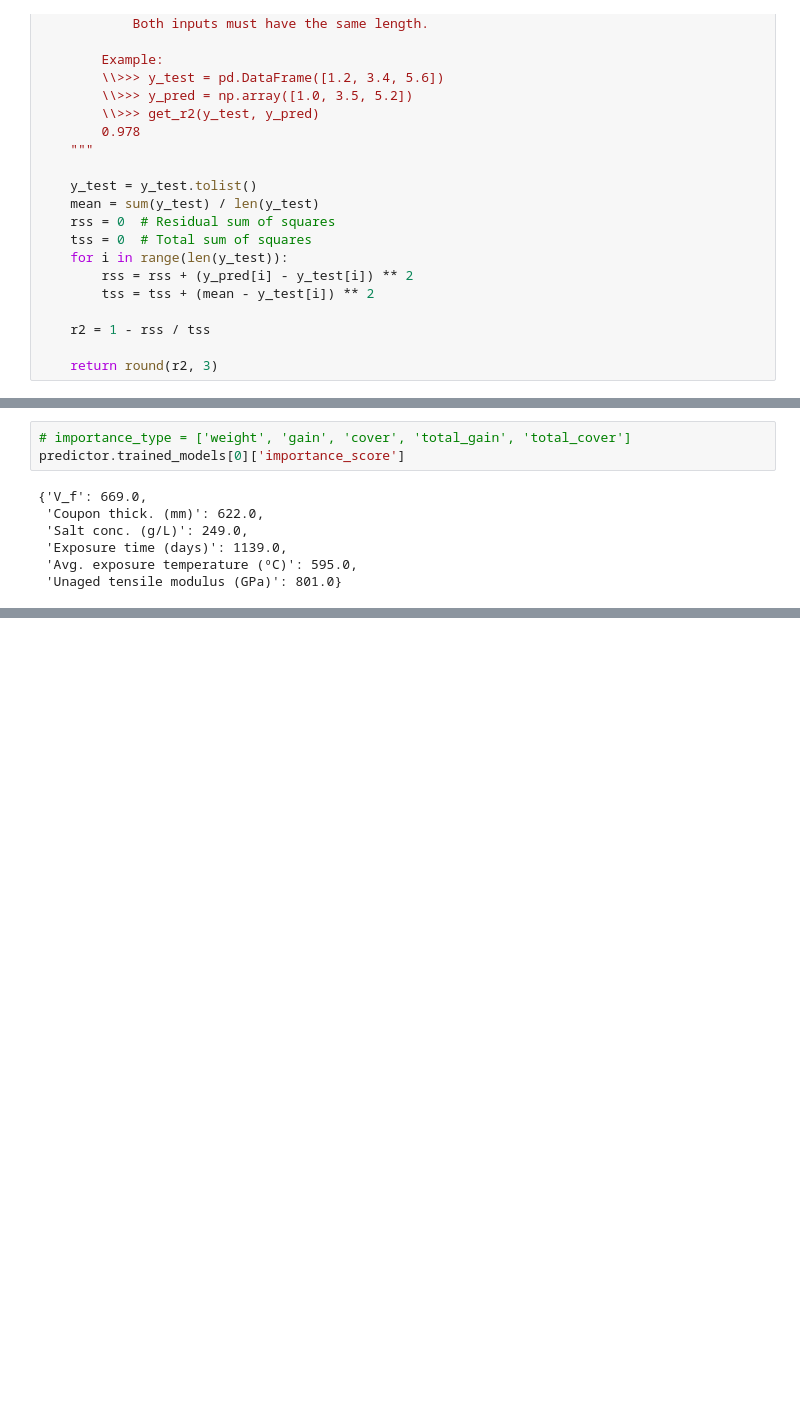
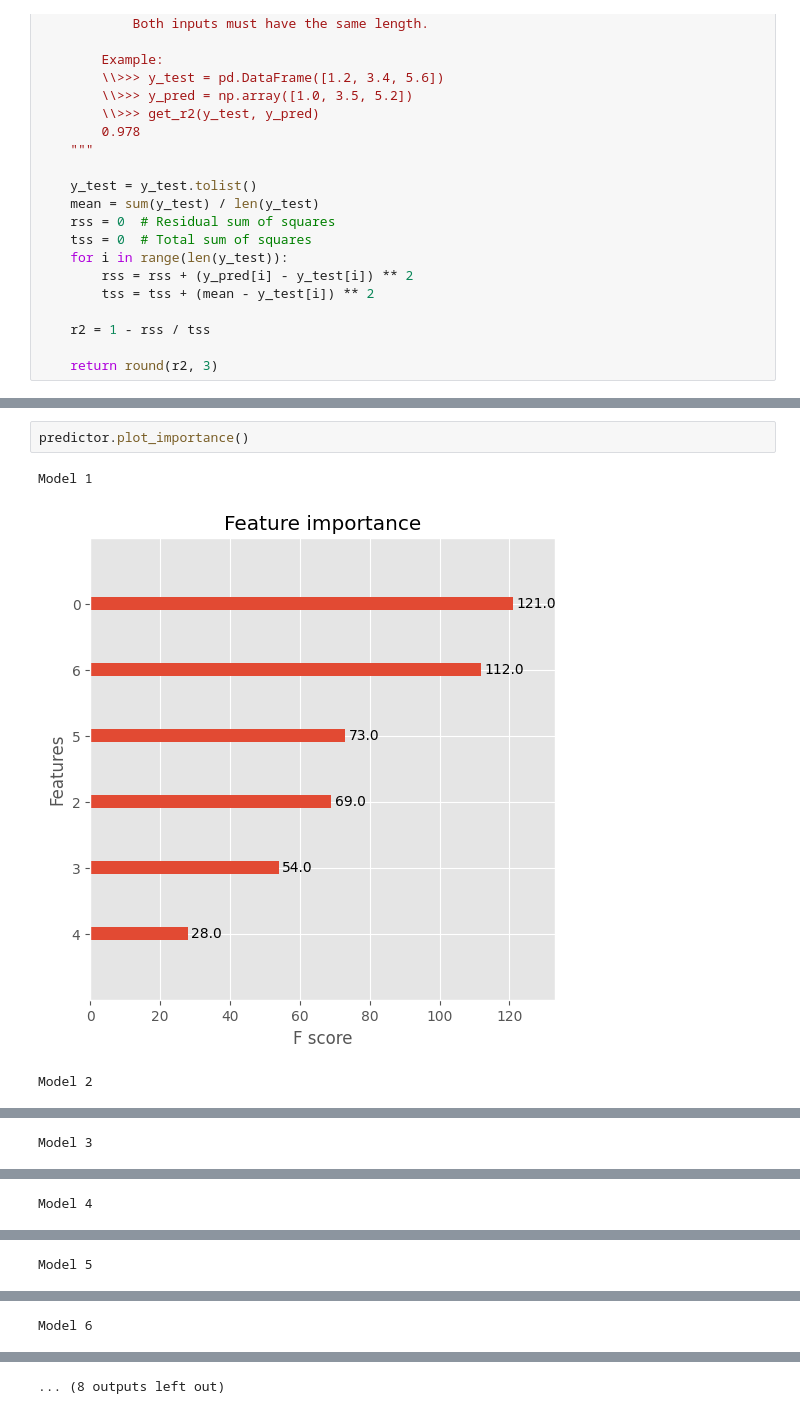
Before and after one commit to jpdspz/frp-aging-xgboost, a Jupyter notebook: frp-aging-xgboost.ipynb, the cells around one changed output, grey strips where cells are left out. Cells and saved outputs as stored; diff of their text form; blank space fills up the shorter version.

```diff
--- a/frp-aging-xgboost.ipynb
+++ b/frp-aging-xgboost.ipynb
@@ -732,10 +786,6 @@ plt.show()
 # %%
-# importance_type = ['weight', 'gain', 'cover', 'total_gain', 'total_cover']
-predictor.trained_models[0]['importance_score']
+predictor.plot_importance()
 # %% [output]
-{'V_f': 669.0,
- 'Coupon thick. (mm)': 622.0,
- 'Salt conc. (g/L)': 249.0,
- 'Exposure time (days)': 1139.0,
- 'Avg. exposure temperature (ºC)': 595.0,
- 'Unaged tensile modulus (GPa)': 801.0}
+Model 1
+[figure, added]
+Model 2
@@ -741,0 +793 @@ predictor.trained_models[0]['importance_score']
+Model 3
@@ -741,0 +795 @@ predictor.trained_models[0]['importance_score']
+Model 4
@@ -741,0 +797 @@ predictor.trained_models[0]['importance_score']
+Model 5
@@ -741,0 +799 @@ predictor.trained_models[0]['importance_score']
+Model 6
@@ -741,0 +801 @@ predictor.trained_models[0]['importance_score']
+... (8 outputs left out)
```
Also changed, not shown: parts of 18 cells of this notebook.
